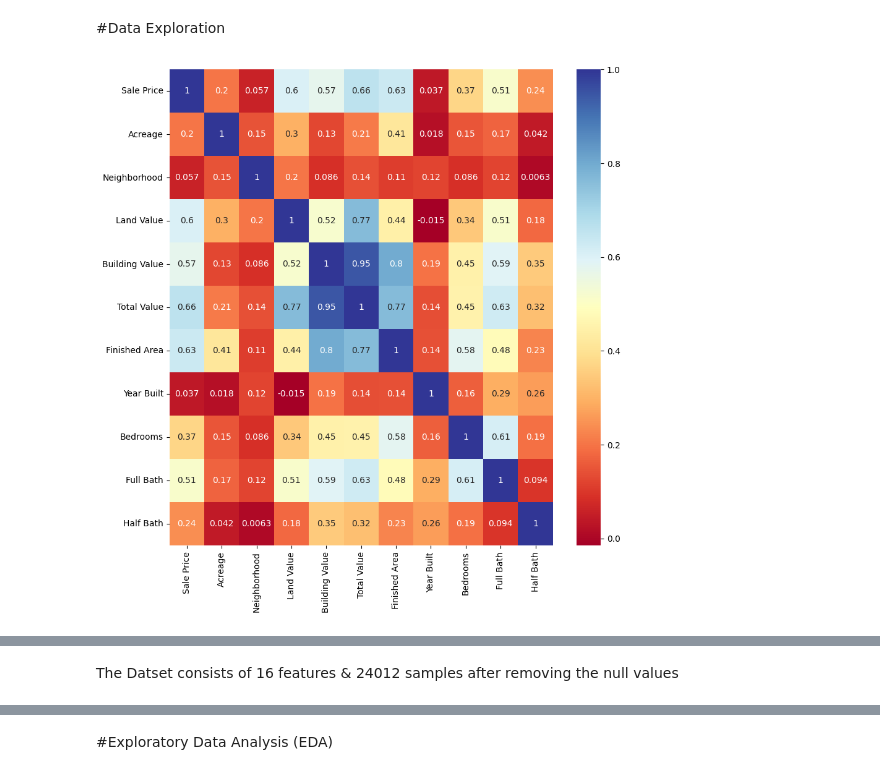
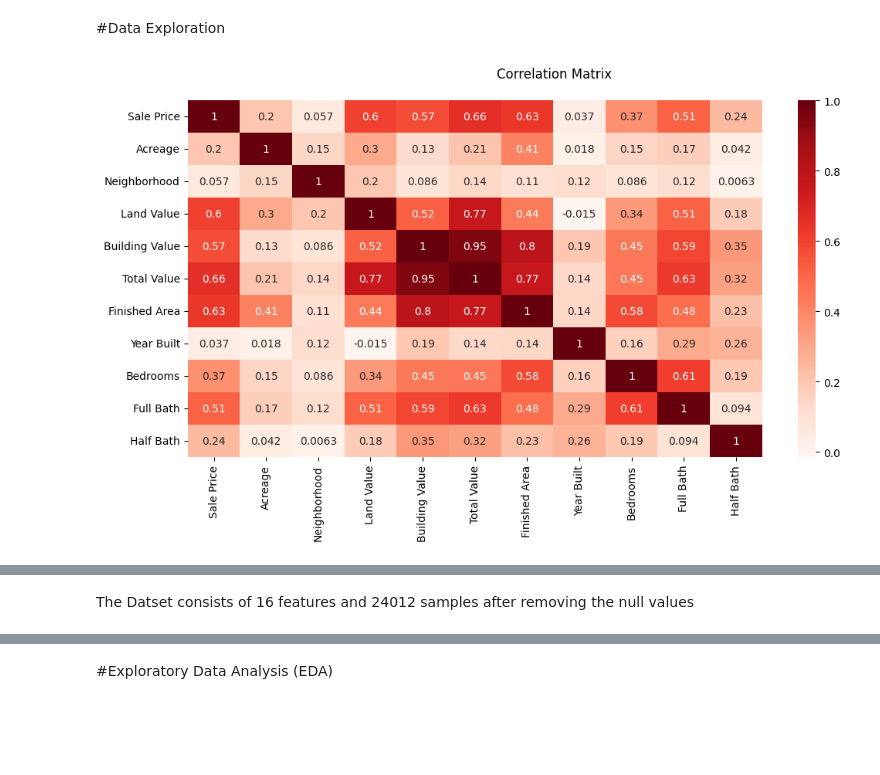
Before and after one commit to nanda1296/Predictive-Analytics-for-Real-Estate, a Jupyter notebook: Project_Group_A13.ipynb, the cells around one changed output, grey strips where cells are left out. Cells and saved outputs as stored; diff of their text form; code cells hidden in the pictures; blank space fills up the shorter version.

```diff
--- a/Project_Group_A13.ipynb
+++ b/Project_Group_A13.ipynb
@@ -34,17 +34,15 @@ df.head()
 # %% [markdown]
 #Data Exploration
 # %%
-X = df.iloc[:,0:23]
-y = df.iloc[:,4]
-
 corrmat = df.corr()
 top_corr_features = corrmat.index
-plt.figure(figsize=(10,10))
+plt.figure(figsize=[12,6])
 
-#plot heat map
-g=sns.heatmap(df[top_corr_features].corr(),annot=True,cmap="RdYlBu")
+sns.heatmap(df[top_corr_features].corr(), annot=True, cmap="Reds")
+plt.title('Correlation Matrix \n'.center(100))
+plt.show()
 # %% [output]
-[figure, old version]
+[figure, new version]
 # %%
 df = df.drop(df.columns[[2,3,5,8,9,11,-7,-5]], axis=1)
 df.head()
@@ -73,7 +71,7 @@ df
 | 56616 | VACANT RESIDENTIAL LAND | 1709 3RD AVE N | 280000 | No | No | 0.20 | 126.0 | ... |
 24012 rows × 16 columns
 # %% [markdown]
-The Datset consists of 16 features & 24012 samples after removing the null values
+The Datset consists of 16 features and 24012 samples after removing the null values
 # %%
 #checking the data types of all the features
 df.info()
```
Also changed, not shown: parts of 15 cells of this notebook.
